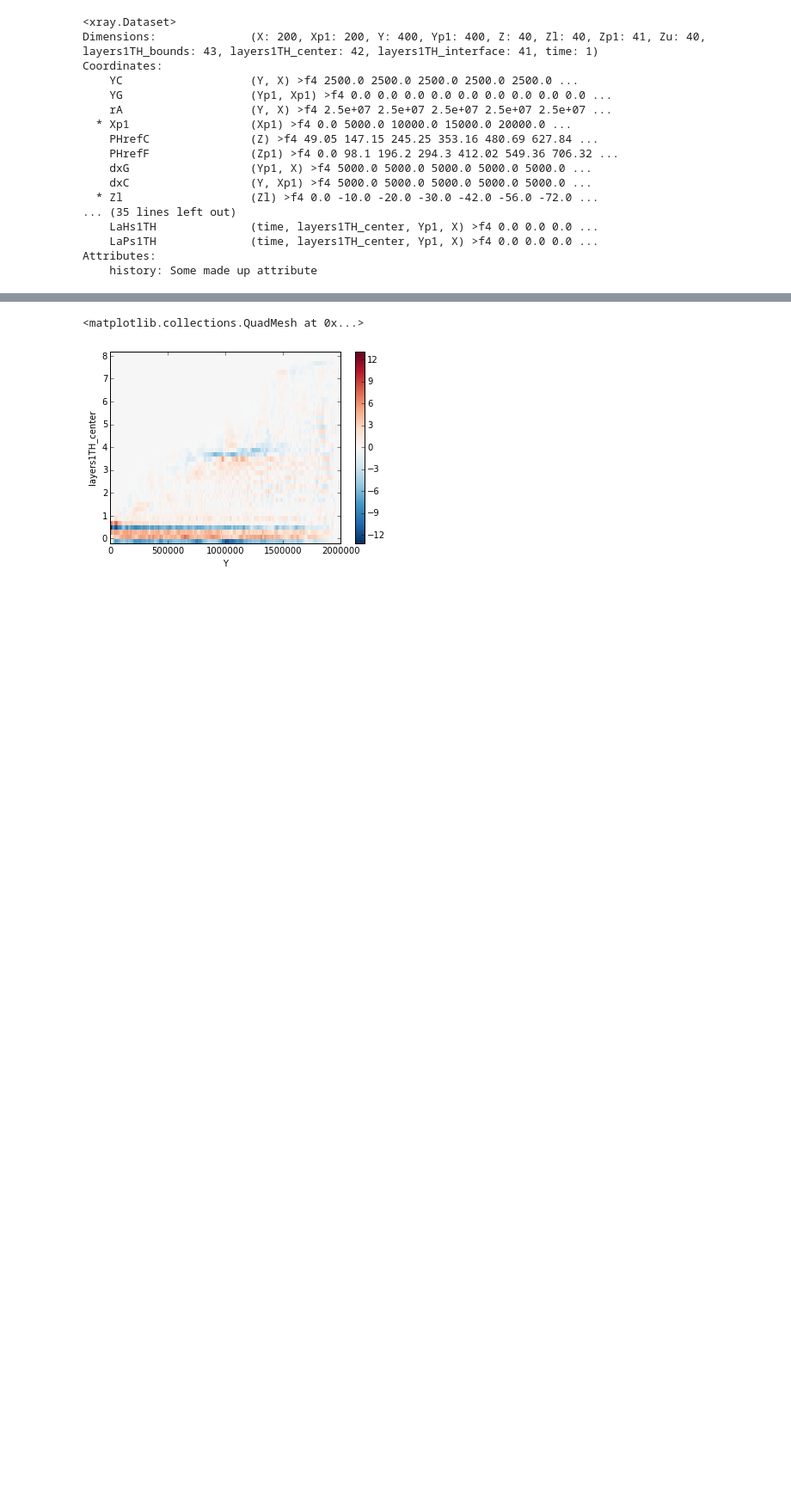
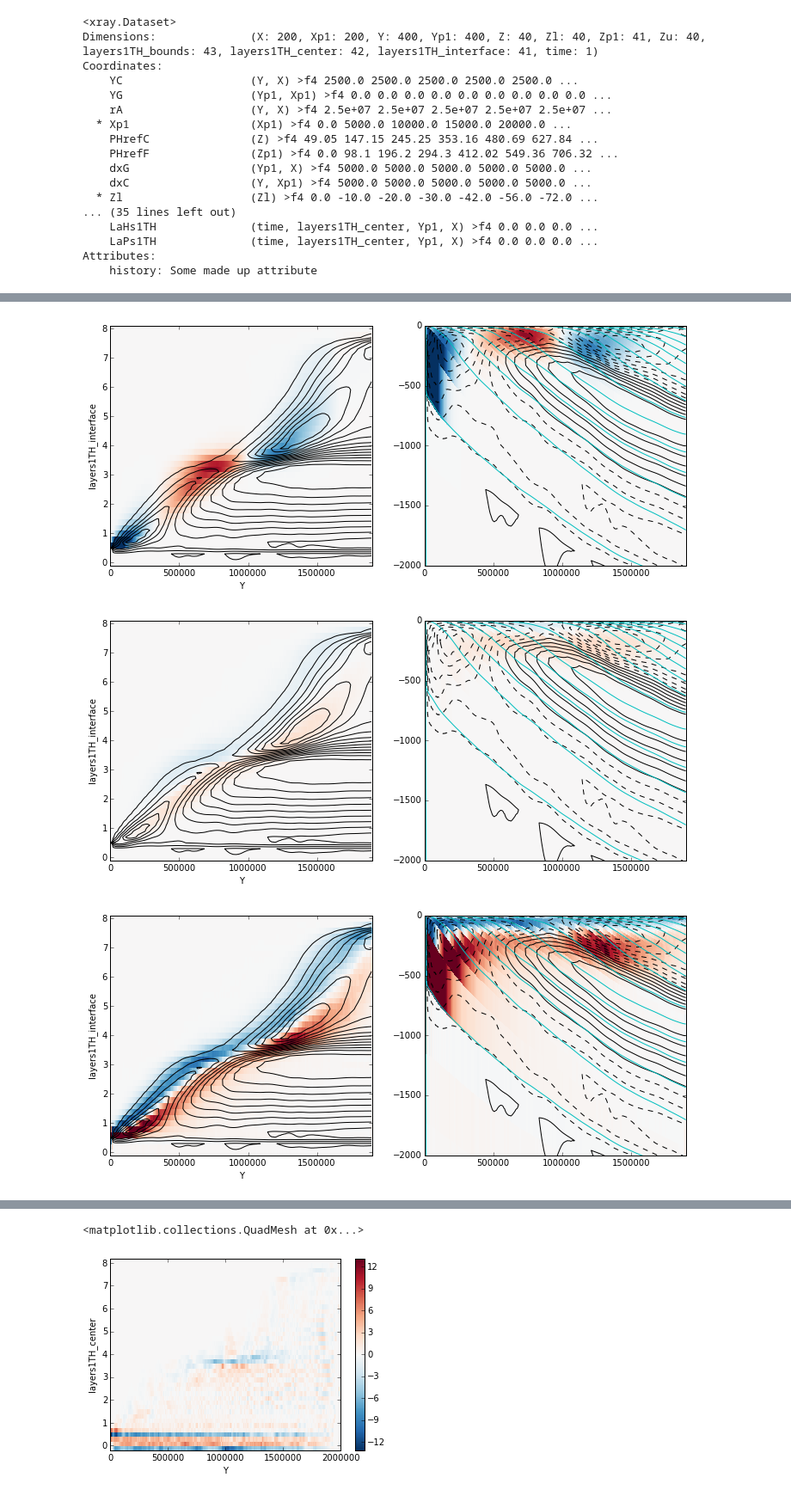
Before and after one commit to dhruvbalwada/watermass, a Jupyter notebook: global_latlon_layers_analysis/layers_analysis_channel_xray.ipynb, the cells around one changed output, grey strips where cells are left out. Shown at 86% size. Drawn from its saved outputs; the diff is of its cells as text; code cells hidden in the pictures; blank space fills up the shorter version.

```diff
--- a/global_latlon_layers_analysis/layers_analysis_channel_xray.ipynb
+++ b/global_latlon_layers_analysis/layers_analysis_channel_xray.ipynb
@@ -204,0 +304,27 @@ Attributes:
+# %%
+def diapycnal_velocity_plot(ds, component, wlim=4e6, jmax=20):
+
+    Tbar, _ = xray.broadcast(ds.layers1TH_interface, ds.Y)
+    wvel = ds[component].mean(dim=('time','X'))
+
+    psilevs = np.arange(-0.7,0.7,0.1)+0.05
+    Tlevs = np.arange(-1,8,0.5)
+
+    fig, (ax0,ax1) = plt.subplots(ncols=2, figsize=(12,5))
+
+    (psi[:,:-jmax]/1e6).plot.contour(ax=ax0,
+            levels=psilevs, colors='k', extend='both', add_colorbar=False)
+    wvel[:,:-jmax].plot.pcolormesh(ax=ax0, cmap='RdBu_r',
+            vmin=-wlim, vmax=wlim, add_colorbar=False)
+
+
+    contour_layers(ds, psi/1e6, ax=ax1, jmax=jmax, filled=False,
+               colors='k', levels=psilevs, extend='both')
+
+    contour_layers(ds, Tbar, ax=ax1, jmax=jmax, filled=False,
+               colors='c', levels=Tlevs)
+
+    pc=pcolor_layers(ds, wvel, jmax=jmax ,ax=ax1, cmap='RdBu_r')
+    pc.set_clim([-wlim, wlim])
+
+    ax1.set_ylim([-2000,0])
@@ -204,0 +351,9 @@ Attributes:
+# %%
+diapycnal_velocity_plot(ds, 'LaTs1TH', wlim=0.3e-5)
+diapycnal_velocity_plot(ds, 'LaTz1TH', wlim=0.3e-5)
+diapycnal_velocity_plot(ds, 'LaTh1TH', wlim=0.3e-5)
+diapycnal_velocity_plot(ds, 'w_numerical', wlim=0.3e-5)
+# %% [output]
+[figure, added]
+[figure, added]
+[figure, added]
```
Also changed, not shown: parts of 9 cells of this notebook, 1 other file.
